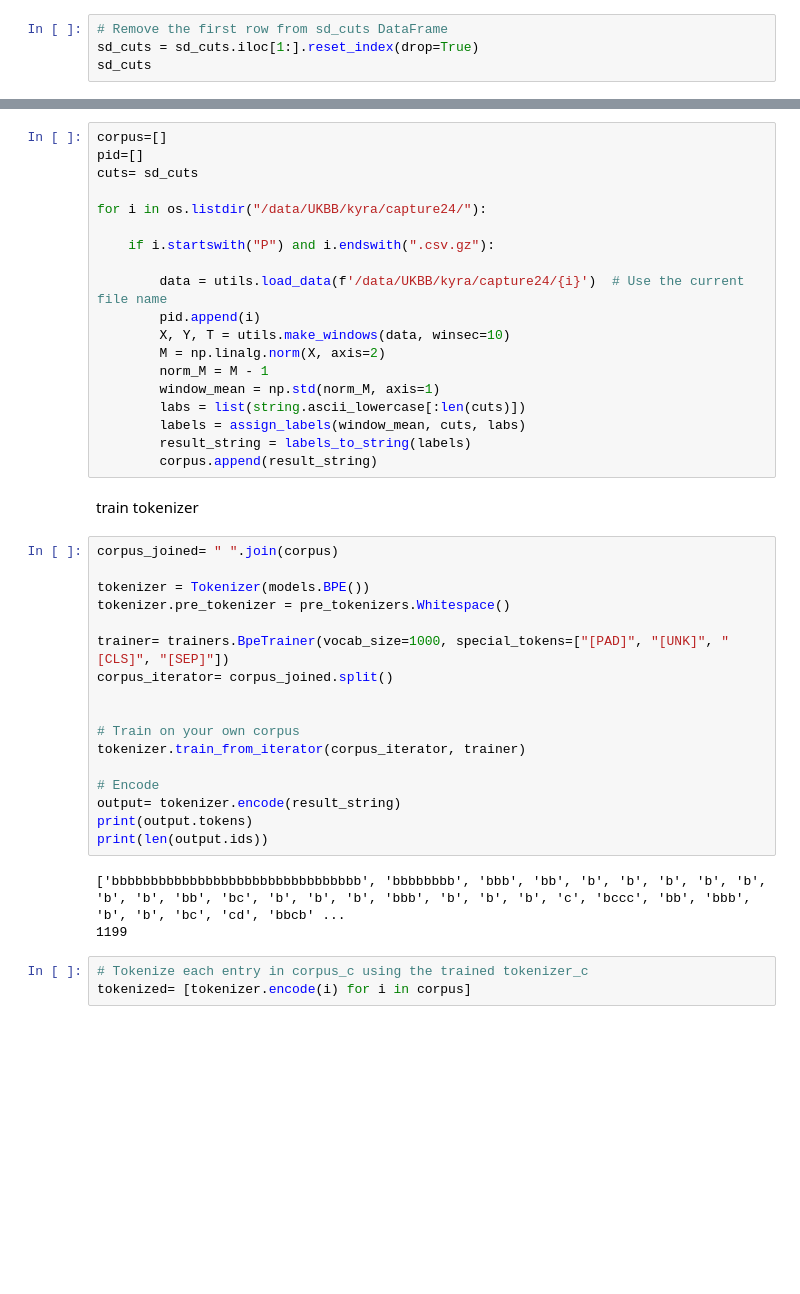
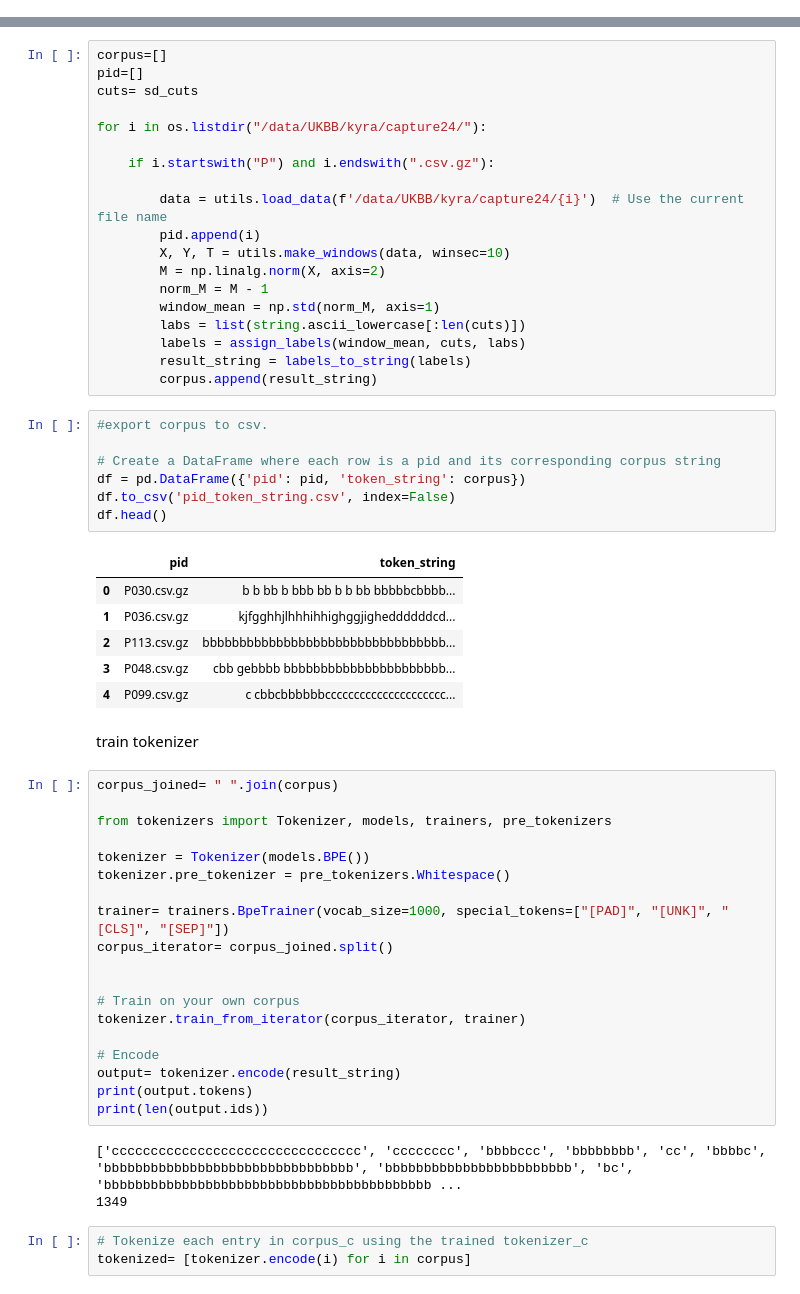
Before and after one commit to kyradelray/Wearables_Tokenizer, a Jupyter notebook: Tokenizer.ipynb, the cells around one changed output, grey strips where cells are left out. Drawn from its saved outputs; the diff is of its cells as text; blank space fills up the shorter version.

```diff
--- a/Tokenizer.ipynb
+++ b/Tokenizer.ipynb
@@ -642,7 +646,3 @@ plt.show()
 #magnitude cuts for tokens
 sd_cuts=pd.read_csv("sd_cut_points.csv")
 labs_sd = list(string.ascii_lowercase[:len(sd_cuts)])
-# %%
-# Remove the first row from sd_cuts DataFrame
-sd_cuts = sd_cuts.iloc[1:].reset_index(drop=True)
-sd_cuts
@@ -768,10 +756,26 @@ for i in os.listdir("/data/UKBB/kyra/capture24/"):
         labels = assign_labels(window_mean, cuts, labs)
         result_string = labels_to_string(labels)
         corpus.append(result_string)
+# %%
+#export corpus to csv.
+
+# Create a DataFrame where each row is a pid and its corresponding corpus string
+df = pd.DataFrame({'pid': pid, 'token_string': corpus})
+df.to_csv('pid_token_string.csv', index=False)
+df.head()
+# %% [output]
+|  | pid | token_string |
+| 0 | P030.csv.gz | b b bb b bbb bb b b bb bbbbbcbbbb... |
+| 1 | P036.csv.gz | kjfgghhjlhhhihhighggjigheddddddcd... |
+| 2 | P113.csv.gz | bbbbbbbbbbbbbbbbbbbbbbbbbbbbbbbbb... |
+| 3 | P048.csv.gz | cbb gebbbb bbbbbbbbbbbbbbbbbbbbbb... |
+| 4 | P099.csv.gz | c cbbcbbbbbbccccccccccccccccccccc... |
 # %% [markdown]
 train tokenizer
 # %%
 corpus_joined= " ".join(corpus)
+
+from tokenizers import Tokenizer, models, trainers, pre_tokenizers
 
 tokenizer = Tokenizer(models.BPE())
 tokenizer.pre_tokenizer = pre_tokenizers.Whitespace()
@@ -788,8 +792,8 @@ output= tokenizer.encode(result_string)
 print(output.tokens)
 print(len(output.ids))
 # %% [output]
-['bbbbbbbbbbbbbbbbbbbbbbbbbbbbbbbb', 'bbbbbbbb', 'bbb', 'bb', 'b', 'b', 'b', 'b', 'b', 'b', 'b', 'bb', 'bc', 'b', 'b', 'b', 'bbb', 'b', 'b', 'b', 'c', 'bccc', 'bb', 'bbb', 'b', 'b', 'bc', 'cd', 'bbcb' ...
-1199
+['cccccccccccccccccccccccccccccccc', 'cccccccc', 'bbbbccc', 'bbbbbbbb', 'cc', 'bbbbc', 'bbbbbbbbbbbbbbbbbbbbbbbbbbbbbbbb', 'bbbbbbbbbbbbbbbbbbbbbbbb', 'bc', 'bbbbbbbbbbbbbbbbbbbbbbbbbbbbbbbbbbbbbbbbbb ...
+1349
 # %%
 # Tokenize each entry in corpus_c using the trained tokenizer_c
 tokenized= [tokenizer.encode(i) for i in corpus]
```
Also changed, not shown: parts of 27 cells of this notebook, 2 other files.
